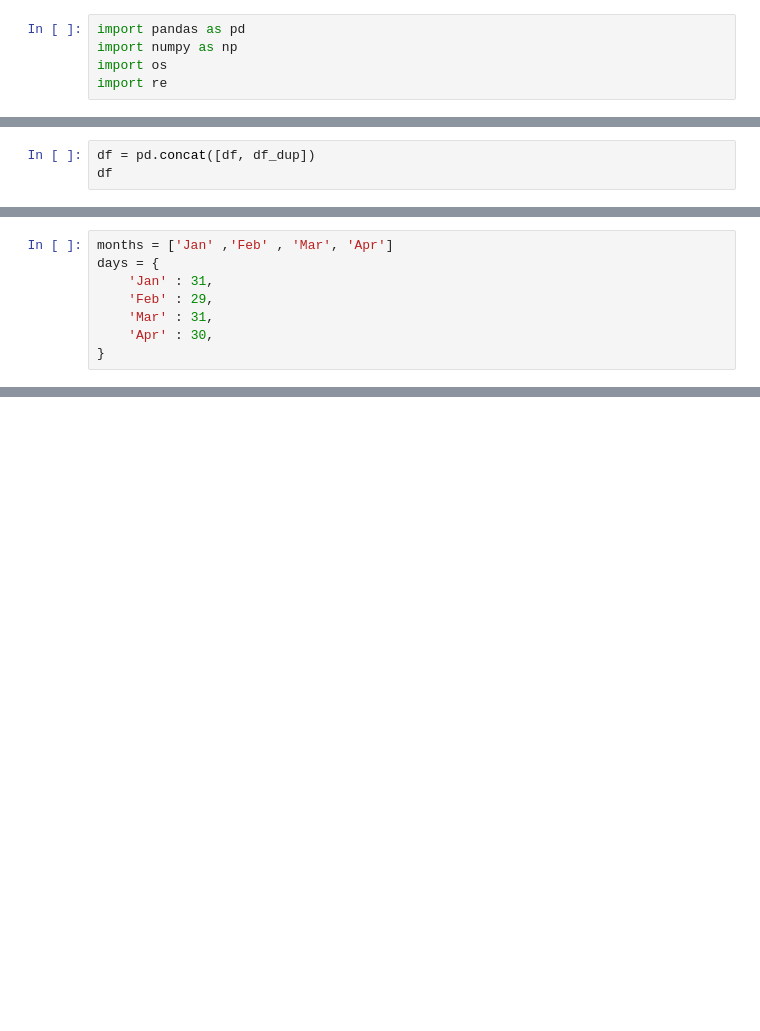
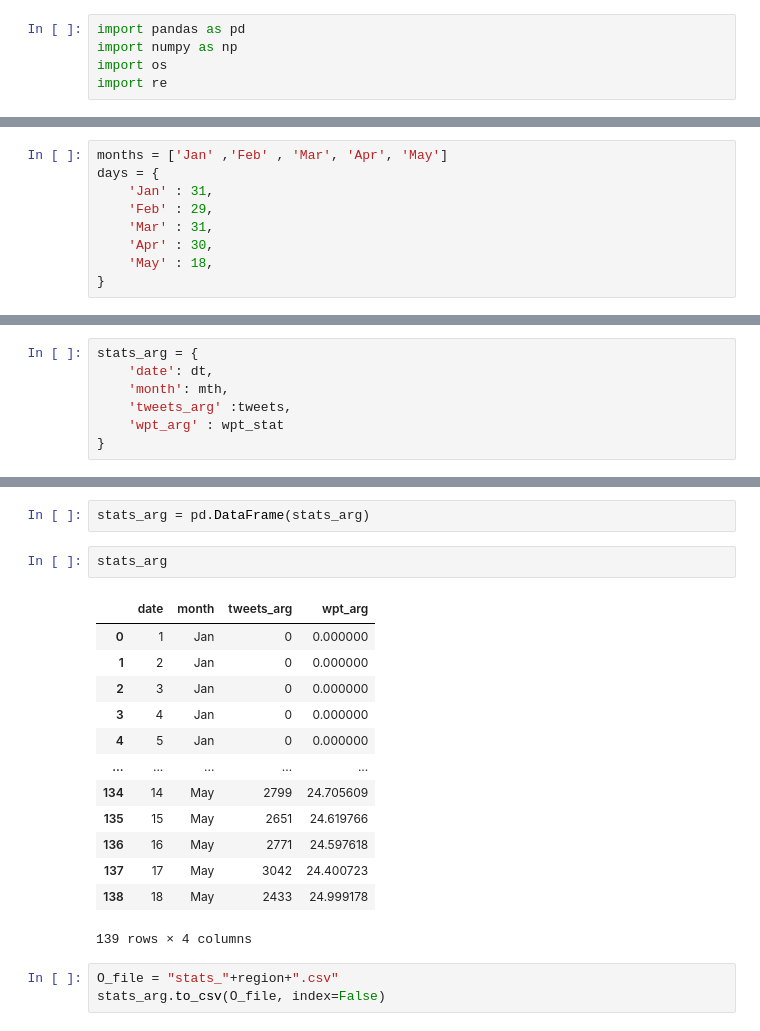
Before and after one commit to HimanshuSinghGH/tweet_analysis, a Jupyter notebook: get_stats.ipynb, the cells around one changed output, grey strips where cells are left out. Saved outputs shown, nothing was run; the diff lists cells and outputs as text; blank space fills up the shorter version.

```diff
--- a/get_stats.ipynb
+++ b/get_stats.ipynb
@@ -188,3 +102,0 @@ df_dup
-# %%
-df = pd.concat([df, df_dup])
-df
@@ -205,9 +103,10 @@ df
 # %%
-months = ['Jan' ,'Feb' , 'Mar', 'Apr']
+months = ['Jan' ,'Feb' , 'Mar', 'Apr', 'May']
 days = {
     'Jan' : 31,
     'Feb' : 29,
     'Mar' : 31,
     'Apr' : 30,
+    'May' : 18,
 }
 # %%
@@ -352,0 +158,7 @@ print(us_sum +uk_sum+ind_sum+sgp_sum)
+# %%
+stats_arg = {
+    'date': dt,
+    'month': mth,
+    'tweets_arg' :tweets,
+    'wpt_arg' : wpt_stat
+}
@@ -352,0 +185,21 @@ print(us_sum +uk_sum+ind_sum+sgp_sum)
+# %%
+stats_arg = pd.DataFrame(stats_arg)
+# %%
+stats_arg
+# %% [output]
+|  | date | month | tweets_arg | wpt_arg |
+| 0 | 1 | Jan | 0 | 0.000000 |
+| 1 | 2 | Jan | 0 | 0.000000 |
+| 2 | 3 | Jan | 0 | 0.000000 |
+| 3 | 4 | Jan | 0 | 0.000000 |
+| 4 | 5 | Jan | 0 | 0.000000 |
+| ... | ... | ... | ... | ... |
+| 134 | 14 | May | 2799 | 24.705609 |
+| 135 | 15 | May | 2651 | 24.619766 |
+| 136 | 16 | May | 2771 | 24.597618 |
+| 137 | 17 | May | 3042 | 24.400723 |
+| 138 | 18 | May | 2433 | 24.999178 |
+139 rows × 4 columns
+# %%
+O_file = "stats_"+region+".csv"
+stats_arg.to_csv(O_file, index=False)
```
Also changed, not shown: parts of 25 cells of this notebook, 2 other files.
